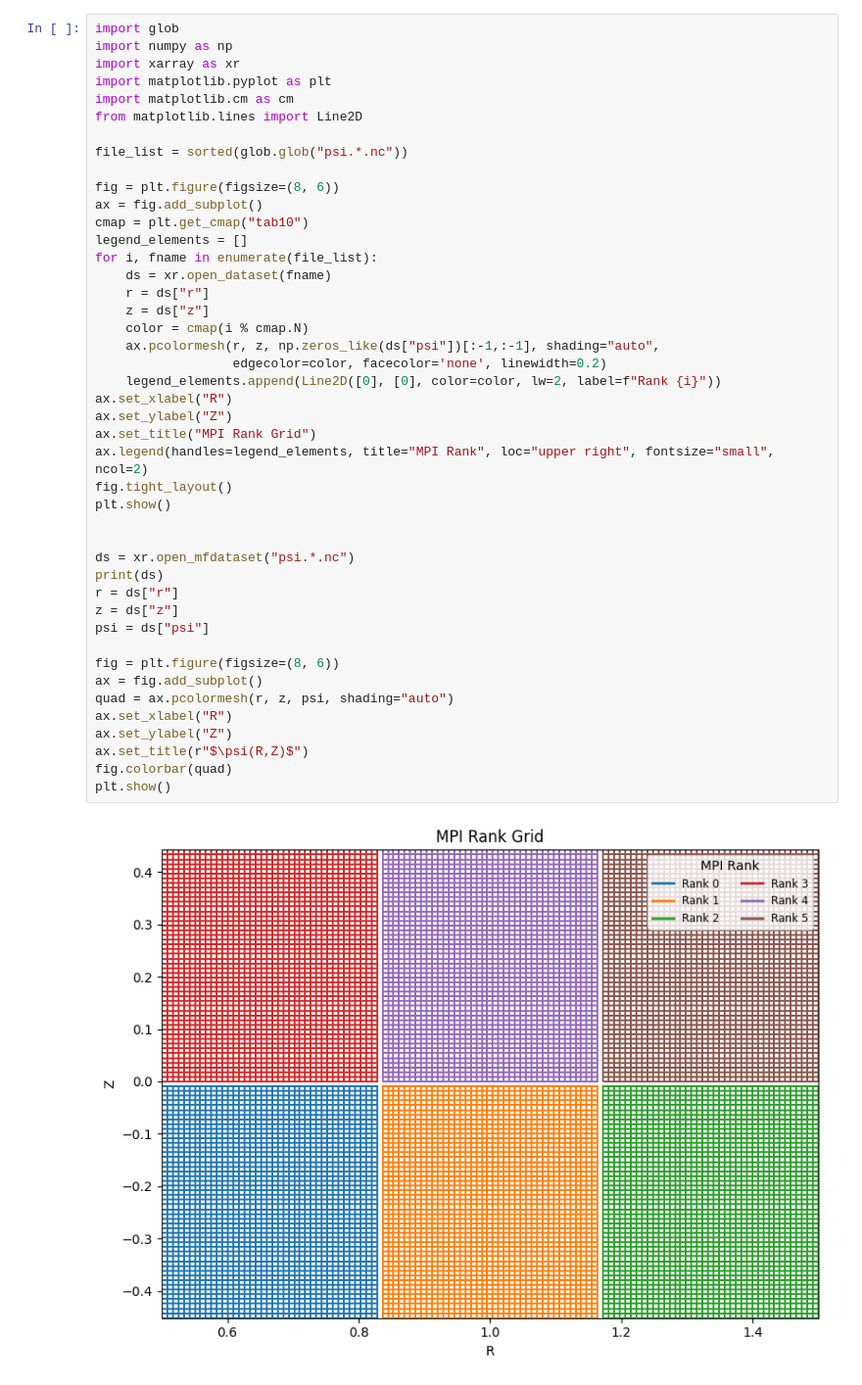
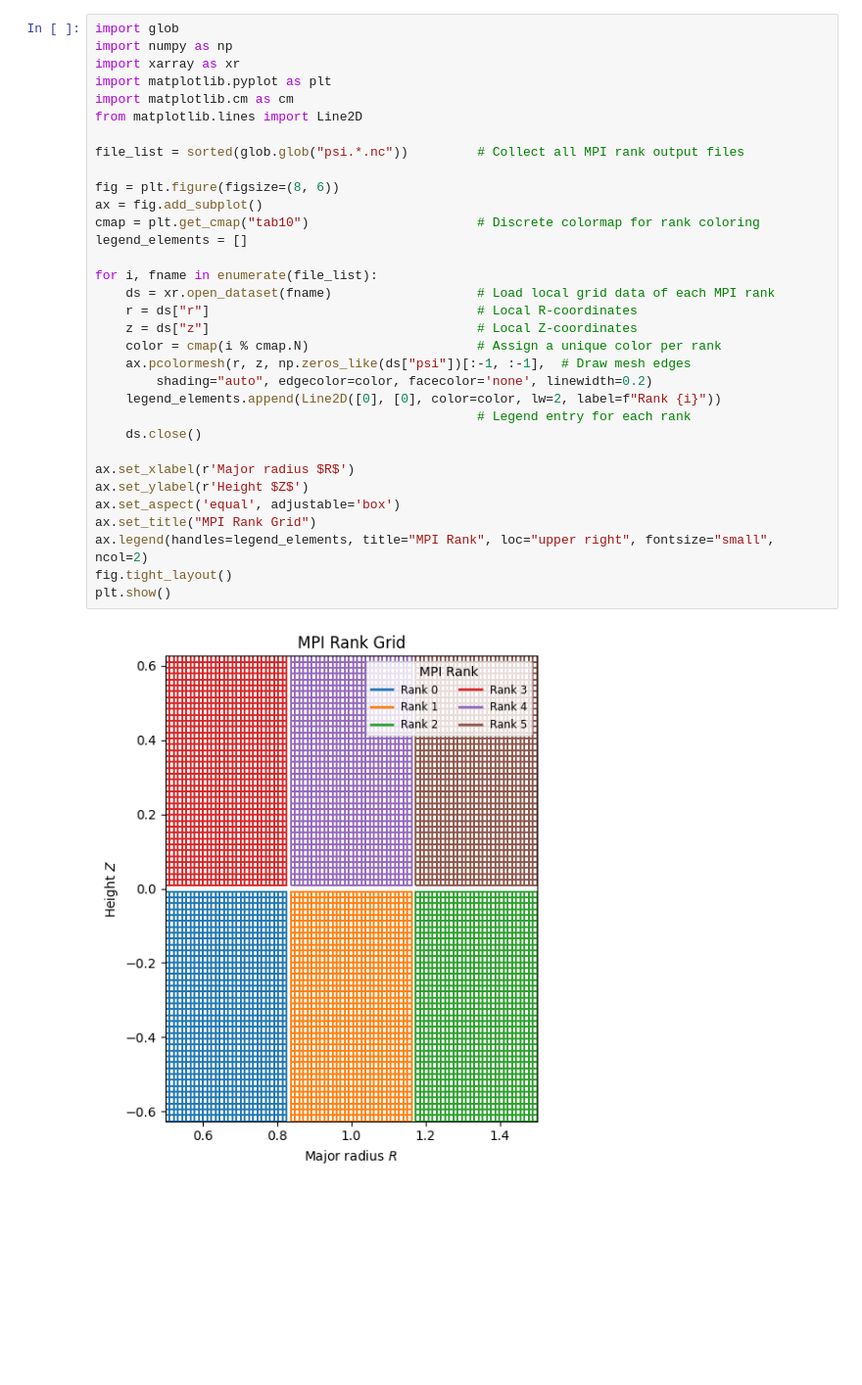
Before and after one commit to smaeyama/lec_SOKENDAI_Simulation_Science, a Jupyter notebook: fss2025/lec06_mpi/lec06_mpi.ipynb, the cells around one changed output. Shown at 98% size. Saved outputs shown, nothing was run; the diff lists cells and outputs as text; blank space fills up the shorter version.

```diff
--- a/fss2025/lec06_mpi/lec06_mpi.ipynb
+++ b/fss2025/lec06_mpi/lec06_mpi.ipynb
@@ -67,46 +60,35 @@ Saved local psi to psi.003.nc
 # %%
 import glob
 import numpy as np
 import xarray as xr
 import matplotlib.pyplot as plt
 import matplotlib.cm as cm
 from matplotlib.lines import Line2D
 
-file_list = sorted(glob.glob("psi.*.nc"))
+file_list = sorted(glob.glob("psi.*.nc"))         # Collect all MPI rank output files
 
 fig = plt.figure(figsize=(8, 6))
 ax = fig.add_subplot()
-cmap = plt.get_cmap("tab10")
+cmap = plt.get_cmap("tab10")                      # Discrete colormap for rank coloring
 legend_elements = []
+
 for i, fname in enumerate(file_list):
-    ds = xr.open_dataset(fname)
-    r = ds["r"]
-    z = ds["z"]
-    color = cmap(i % cmap.N)
-    ax.pcolormesh(r, z, np.zeros_like(ds["psi"])[:-1,:-1], shading="auto",
-                  edgecolor=color, facecolor='none', linewidth=0.2)
+    ds = xr.open_dataset(fname)                   # Load local grid data of each MPI rank
+    r = ds["r"]                                   # Local R-coordinates
+    z = ds["z"]                                   # Local Z-coordinates
+    color = cmap(i % cmap.N)                      # Assign a unique color per rank
+    ax.pcolormesh(r, z, np.zeros_like(ds["psi"])[:-1, :-1],  # Draw mesh edges
+        shading="auto", edgecolor=color, facecolor='none', linewidth=0.2)
     legend_elements.append(Line2D([0], [0], color=color, lw=2, label=f"Rank {i}"))
-ax.set_xlabel("R")
-ax.set_ylabel("Z")
+                                                  # Legend entry for each rank
+    ds.close()
+
+ax.set_xlabel(r'Major radius $R$')
+ax.set_ylabel(r'Height $Z$')
+ax.set_aspect('equal', adjustable='box')
 ax.set_title("MPI Rank Grid")
 ax.legend(handles=legend_elements, title="MPI Rank", loc="upper right", fontsize="small", ncol=2)
 fig.tight_layout()
 plt.show()
-
-
-ds = xr.open_mfdataset("psi.*.nc")
-print(ds)
-r = ds["r"]
-z = ds["z"]
-psi = ds["psi"]
-
-fig = plt.figure(figsize=(8, 6))
-ax = fig.add_subplot()
-quad = ax.pcolormesh(r, z, psi, shading="auto")
-ax.set_xlabel("R")
-ax.set_ylabel("Z")
-ax.set_title(r"$\psi(R,Z)$")
-fig.colorbar(quad)
-plt.show()
 # %% [output]
-[figure, old version]
+[figure, new version]
```
Also changed, not shown: parts of 5 cells of this notebook.
